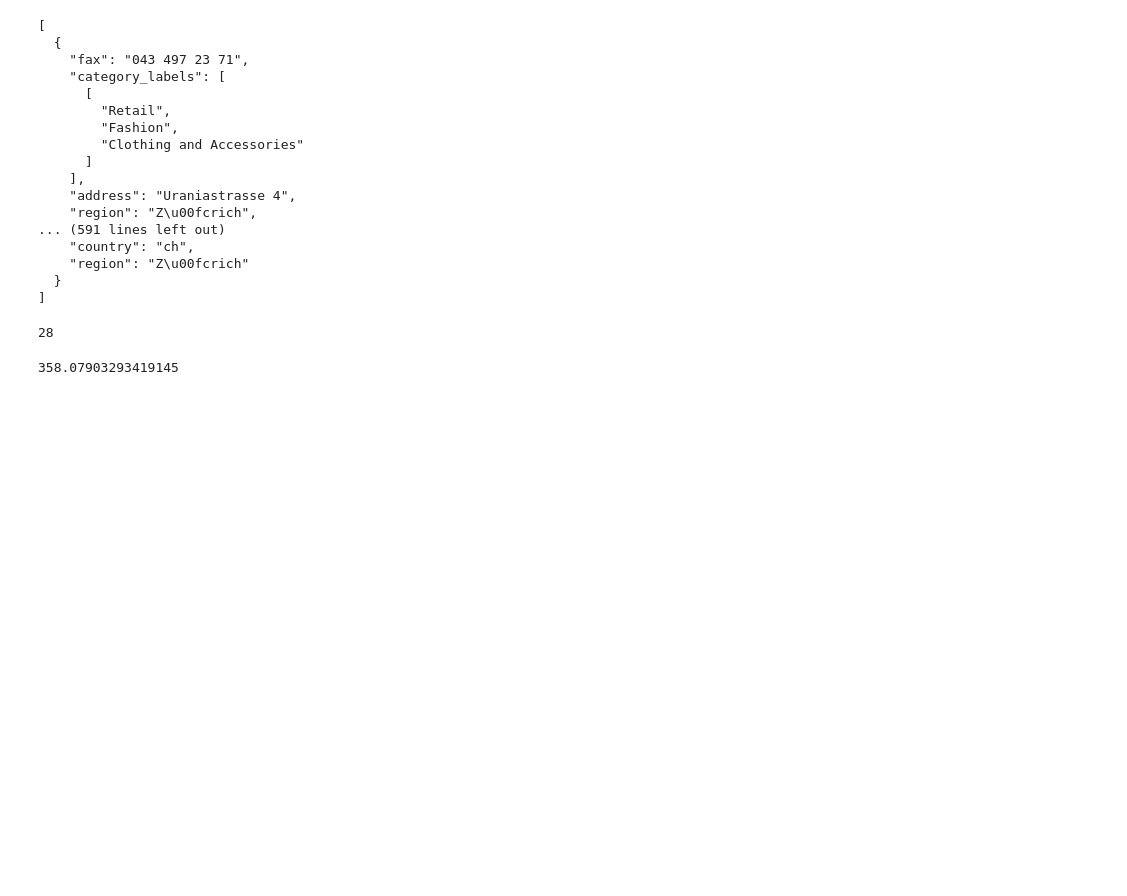
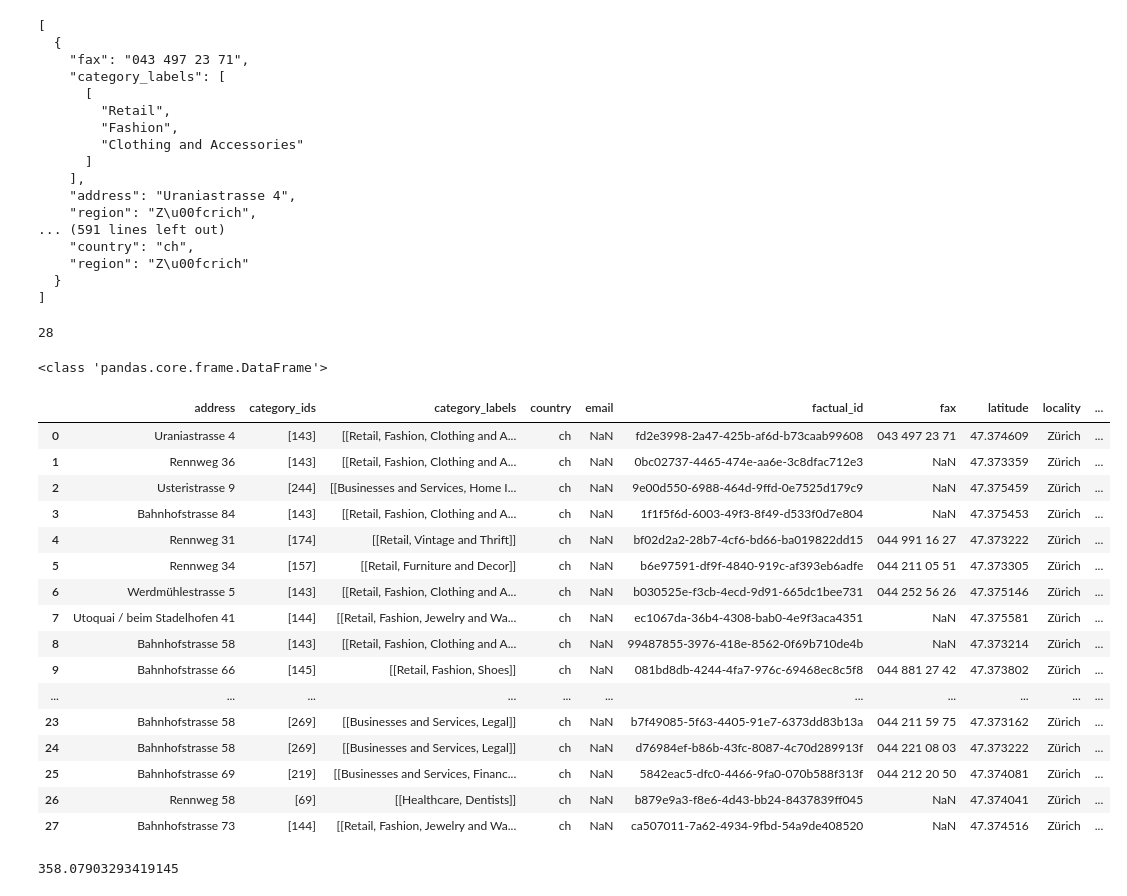
Before and after one commit to PaluchowskiMatthew/ADA-Orion, a Jupyter notebook: Factual API test.ipynb, the cells around one changed output. Cells and saved outputs as stored; diff of their text form; code cells hidden in the pictures; blank space fills up the shorter version.

```diff
--- a/Factual API test.ipynb
+++ b/Factual API test.ipynb
@@ -107,12 +108,16 @@ def square(point1, point2):
     """
     return {'$within': {'$rect': [point1, point2]}}
 # %%
-def square(center, distance):
+def center_square(center, distance):
     '''
     Creates an API-ready square from given center and lenght of the edge
+
+    distance: meters
     '''
-    half = distance/2
-    half_diag = math.sqrt(half*half)
+    half_angle = geo_angle(distance/2/1000)
+
+    point1 = [center[0] + half_angle, center[1] - half_angle]
+    point2 = [center[0] - half_angle, center[1] + half_angle]
 
     return {'$within': {'$rect': [point1, point2]}}
 # %%
@@ -145,6 +150,31 @@ print(json.dumps(zurich, indent=2))
 len(zurich)
 # %% [output]
 28
+# %%
+# Bulk load json into dataframe
+from pandas.io.json import json_normalize
+
+print(type(json_normalize(zurich)))
+json_normalize(zurich)
+# %% [output]
+<class 'pandas.core.frame.DataFrame'>
+|  | address | category_ids | category_labels | country | email | factual_id | fax | latitude | locality | ... |
+| 0 | Uraniastrasse 4 | [143] | [[Retail, Fashion, Clothing and A... | ch | NaN | fd2e3998-2a47-425b-af6d-b73caab99608 | 043 497 23 71 | 47.374609 | Zürich | ... |
+| 1 | Rennweg 36 | [143] | [[Retail, Fashion, Clothing and A... | ch | NaN | 0bc02737-4465-474e-aa6e-3c8dfac712e3 | NaN | 47.373359 | Zürich | ... |
+| 2 | Usteristrasse 9 | [244] | [[Businesses and Services, Home I... | ch | NaN | 9e00d550-6988-464d-9ffd-0e7525d179c9 | NaN | 47.375459 | Zürich | ... |
+| 3 | Bahnhofstrasse 84 | [143] | [[Retail, Fashion, Clothing and A... | ch | NaN | 1f1f5f6d-6003-49f3-8f49-d533f0d7e804 | NaN | 47.375453 | Zürich | ... |
+| 4 | Rennweg 31 | [174] | [[Retail, Vintage and Thrift]] | ch | NaN | bf02d2a2-28b7-4cf6-bd66-ba019822dd15 | 044 991 16 27 | 47.373222 | Zürich | ... |
+| 5 | Rennweg 34 | [157] | [[Retail, Furniture and Decor]] | ch | NaN | b6e97591-df9f-4840-919c-af393eb6adfe | 044 211 05 51 | 47.373305 | Zürich | ... |
+| 6 | Werdmühlestrasse 5 | [143] | [[Retail, Fashion, Clothing and A... | ch | NaN | b030525e-f3cb-4ecd-9d91-665dc1bee731 | 044 252 56 26 | 47.375146 | Zürich | ... |
+| 7 | Utoquai / beim Stadelhofen 41 | [144] | [[Retail, Fashion, Jewelry and Wa... | ch | NaN | ec1067da-36b4-4308-bab0-4e9f3aca4351 | NaN | 47.375581 | Zürich | ... |
+| 8 | Bahnhofstrasse 58 | [143] | [[Retail, Fashion, Clothing and A... | ch | NaN | 99487855-3976-418e-8562-0f69b710de4b | NaN | 47.373214 | Zürich | ... |
+| 9 | Bahnhofstrasse 66 | [145] | [[Retail, Fashion, Shoes]] | ch | NaN | 081bd8db-4244-4fa7-976c-69468ec8c5f8 | 044 881 27 42 | 47.373802 | Zürich | ... |
+| ... | ... | ... | ... | ... | ... | ... | ... | ... | ... | ... |
+| 23 | Bahnhofstrasse 58 | [269] | [[Businesses and Services, Legal]] | ch | NaN | b7f49085-5f63-4405-91e7-6373dd83b13a | 044 211 59 75 | 47.373162 | Zürich | ... |
+| 24 | Bahnhofstrasse 58 | [269] | [[Businesses and Services, Legal]] | ch | NaN | d76984ef-b86b-43fc-8087-4c70d289913f | 044 221 08 03 | 47.373222 | Zürich | ... |
+| 25 | Bahnhofstrasse 69 | [219] | [[Businesses and Services, Financ... | ch | NaN | 5842eac5-dfc0-4466-9fa0-070b588f313f | 044 212 20 50 | 47.374081 | Zürich | ... |
+| 26 | Rennweg 58 | [69] | [[Healthcare, Dentists]] | ch | NaN | b879e9a3-f8e6-4d43-bb24-8437839ff045 | NaN | 47.374041 | Zürich | ... |
+| 27 | Bahnhofstrasse 73 | [144] | [[Retail, Fashion, Jewelry and Wa... | ch | NaN | ca507011-7a62-4934-9fbd-54a9de408520 | NaN | 47.374516 | Zürich | ... |
 # %%
 import math
 
```
Also changed, not shown: parts of 13 cells of this notebook, 5 other files.
